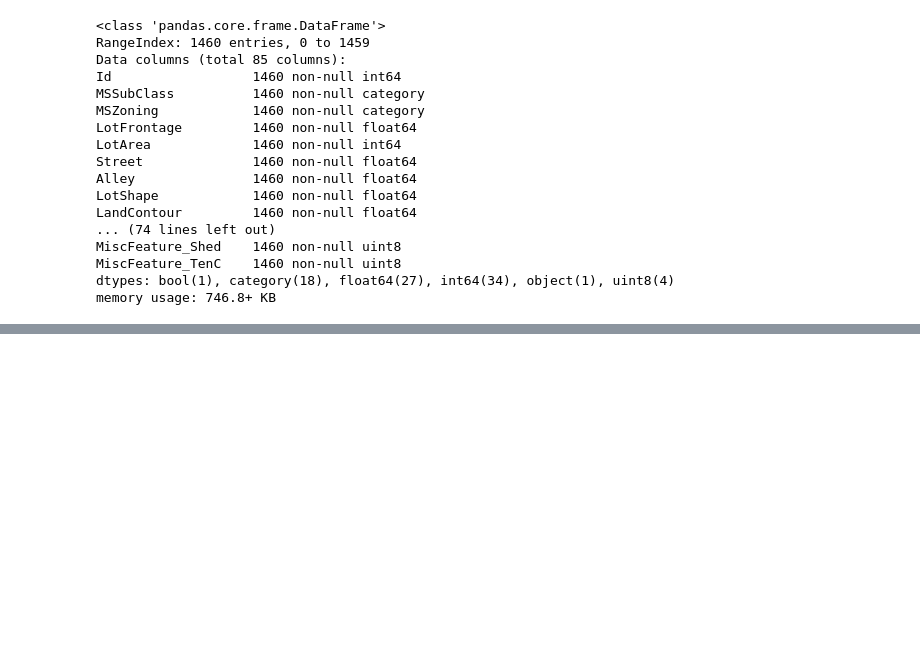
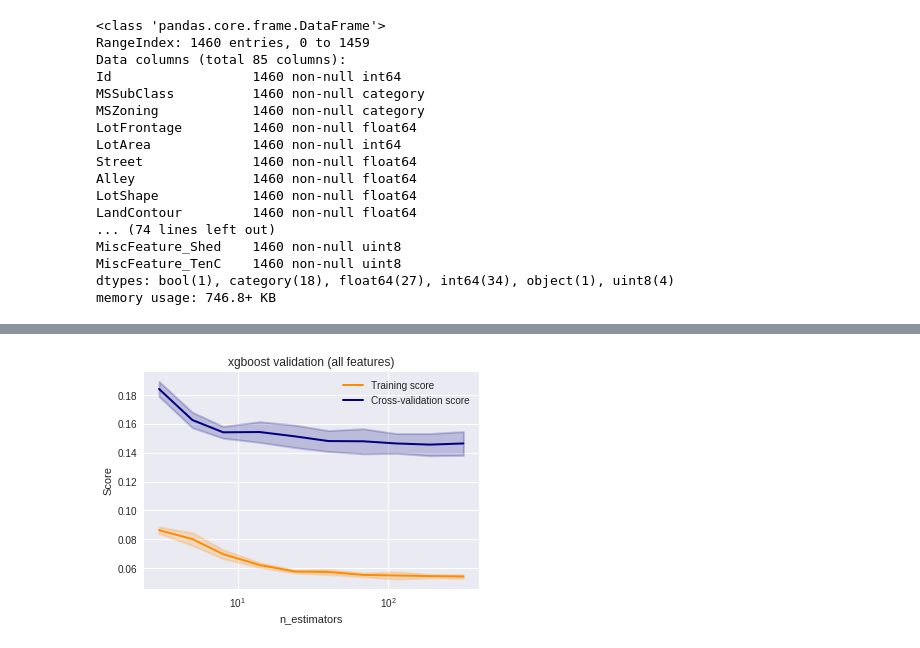
Before and after one commit to Hodapp87/kaggle-house-prices, a Jupyter notebook: Scratch for House Prices competition on Kaggle.ipynb, the cells around one changed output, grey strips where cells are left out. Saved outputs shown, nothing was run; the diff lists cells and outputs as text; code cells hidden in the pictures; blank space fills up the shorter version.

```diff
--- a/Scratch for House Prices competition on Kaggle.ipynb
+++ b/Scratch for House Prices competition on Kaggle.ipynb
@@ -635,0 +636,16 @@ summarize_nulls(test_X)
+# %%
+xgb = xgboost.sklearn.XGBRegressor(nthread=-1, seed=12345)
+est_range = numpy.logspace(0.5, 2.5, 10).astype(int)
+train_scores, valid_scores = sklearn.model_selection.validation_curve(
+    rf,
+    train_X_all,
+    train_Y,
+    "n_estimators",
+    est_range,
+    scoring = rmse)
+
+plt.title("xgboost validation (all features)")
+plt.xlabel("n_estimators")
+plot_validation(train_scores, valid_scores, est_range)
+# %% [output]
+[figure, added]
```
Also changed, not shown: parts of 40 cells of this notebook.
